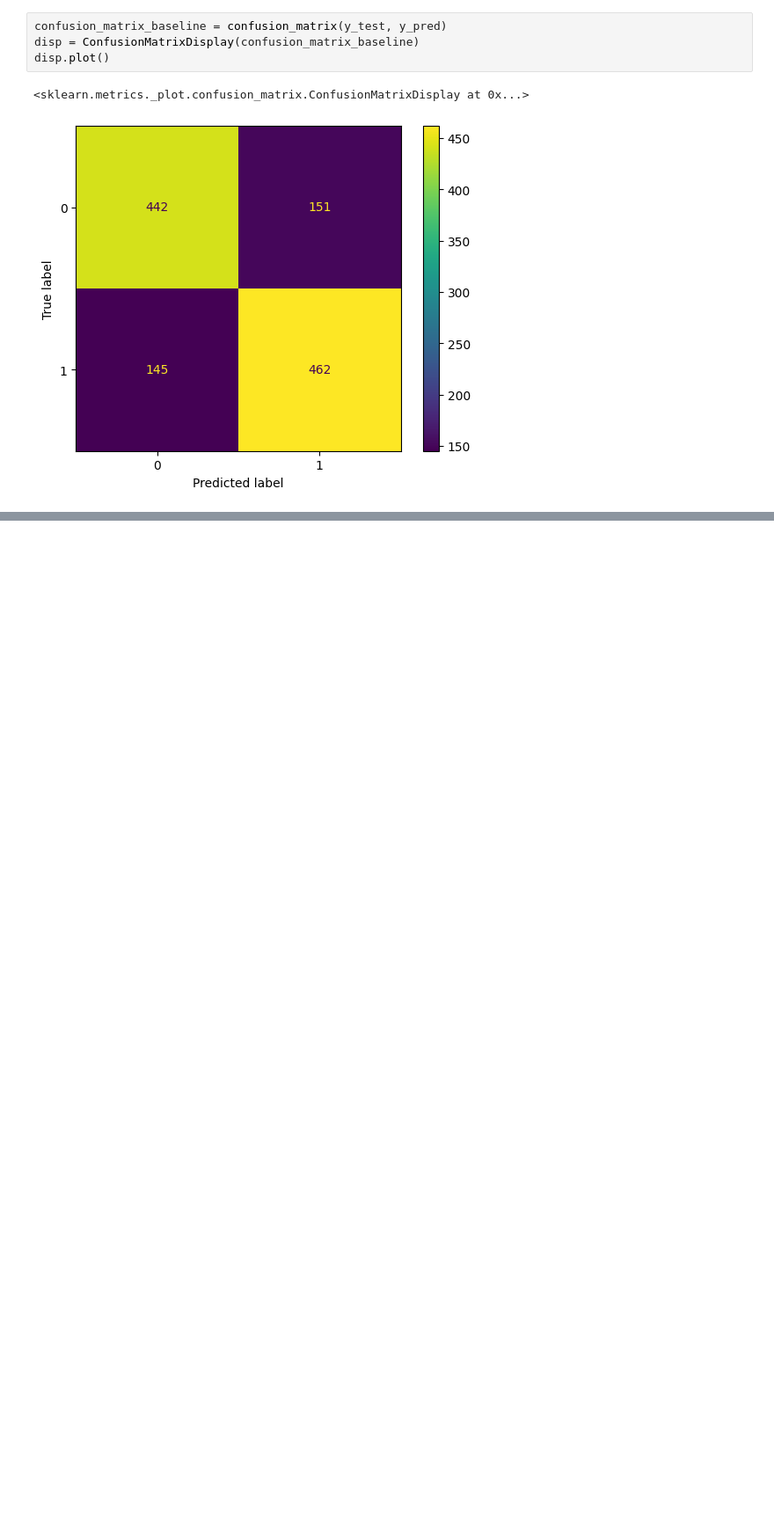
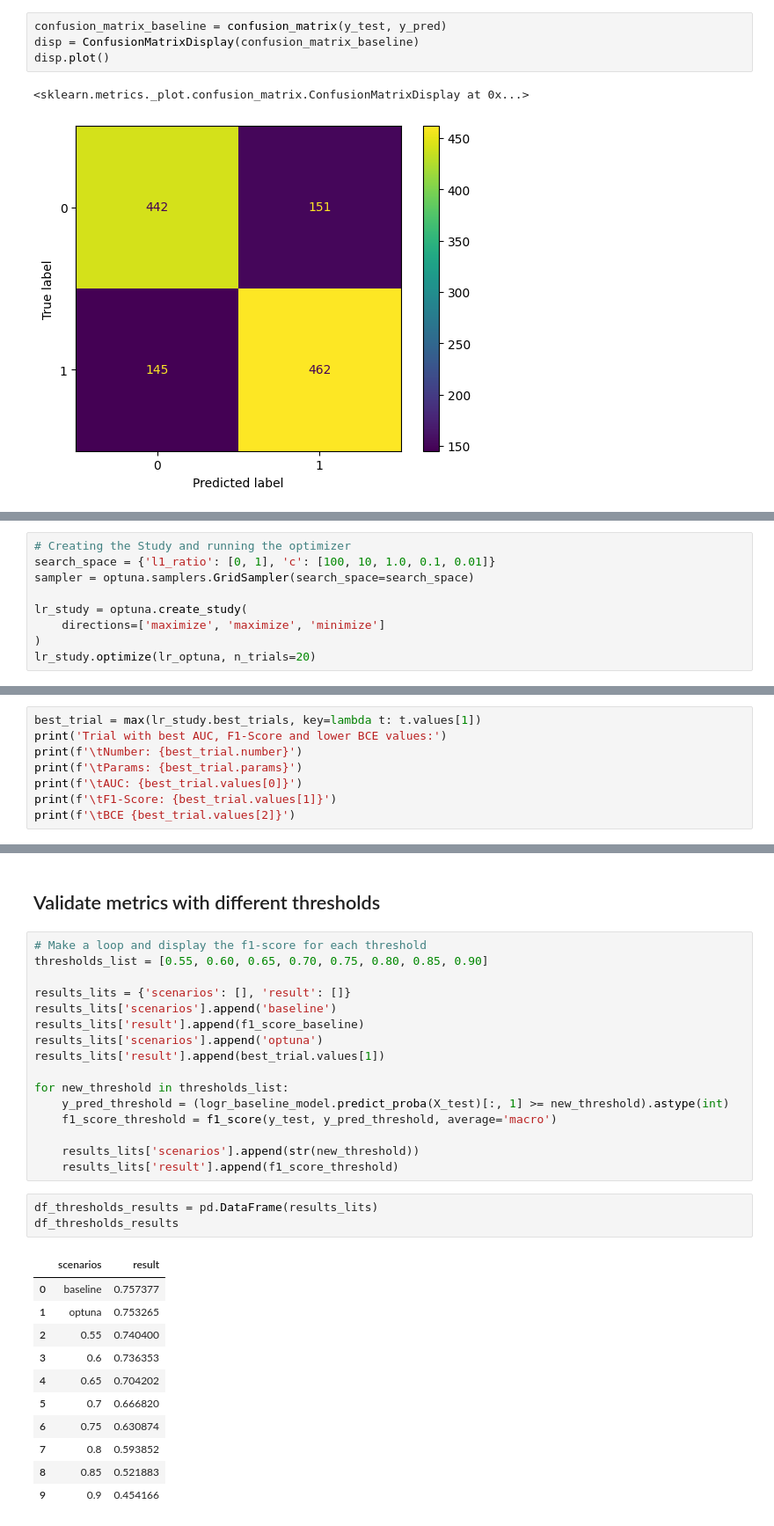
Before and after one commit to Reifhel/ml_models_practice, a Jupyter notebook: 06. Logistic Regression Classifier/fruit quality classifier/fruit quality model.ipynb, the cells around one changed output, grey strips where cells are left out. Shown at 88% size. Cells and saved outputs as stored; diff of their text form; blank space fills up the shorter version.

Commit message:
Feat: Hyperparams Optimization & Saving the model

```diff
--- a/06. Logistic Regression Classifier/fruit quality classifier/fruit quality model.ipynb
+++ b/06. Logistic Regression Classifier/fruit quality classifier/fruit quality model.ipynb
@@ -287,0 +325,9 @@ disp.plot()
+# %%
+# Creating the Study and running the optimizer
+search_space = {'l1_ratio': [0, 1], 'c': [100, 10, 1.0, 0.1, 0.01]}
+sampler = optuna.samplers.GridSampler(search_space=search_space)
+
+lr_study = optuna.create_study(
+    directions=['maximize', 'maximize', 'minimize']
+)
+lr_study.optimize(lr_optuna, n_trials=20)
@@ -287,0 +352,8 @@ disp.plot()
+# %%
+best_trial = max(lr_study.best_trials, key=lambda t: t.values[1])
+print('Trial with best AUC, F1-Score and lower BCE values:')
+print(f'\tNumber: {best_trial.number}')
+print(f'\tParams: {best_trial.params}')
+print(f'\tAUC: {best_trial.values[0]}')
+print(f'\tF1-Score: {best_trial.values[1]}')
+print(f'\tBCE {best_trial.values[2]}')
@@ -287,0 +381,33 @@ disp.plot()
+# %% [markdown]
+## Validate metrics with different thresholds
+# %%
+# Make a loop and display the f1-score for each threshold
+thresholds_list = [0.55, 0.60, 0.65, 0.70, 0.75, 0.80, 0.85, 0.90]
+
+results_lits = {'scenarios': [], 'result': []}
+results_lits['scenarios'].append('baseline')
+results_lits['result'].append(f1_score_baseline)
+results_lits['scenarios'].append('optuna')
+results_lits['result'].append(best_trial.values[1])
+
+for new_threshold in thresholds_list:
+    y_pred_threshold = (logr_baseline_model.predict_proba(X_test)[:, 1] >= new_threshold).astype(int)
+    f1_score_threshold = f1_score(y_test, y_pred_threshold, average='macro')
+
+    results_lits['scenarios'].append(str(new_threshold))
+    results_lits['result'].append(f1_score_threshold)
+# %%
+df_thresholds_results = pd.DataFrame(results_lits)
+df_thresholds_results
+# %% [output]
+|  | scenarios | result |
+| 0 | baseline | 0.757377 |
+| 1 | optuna | 0.753265 |
+| 2 | 0.55 | 0.740400 |
+| 3 | 0.6 | 0.736353 |
+| 4 | 0.65 | 0.704202 |
+| 5 | 0.7 | 0.666820 |
+| 6 | 0.75 | 0.630874 |
+| 7 | 0.8 | 0.593852 |
+| 8 | 0.85 | 0.521883 |
+| 9 | 0.9 | 0.454166 |
```
Also changed, not shown: parts of 10 cells of this notebook, 1 other file.
